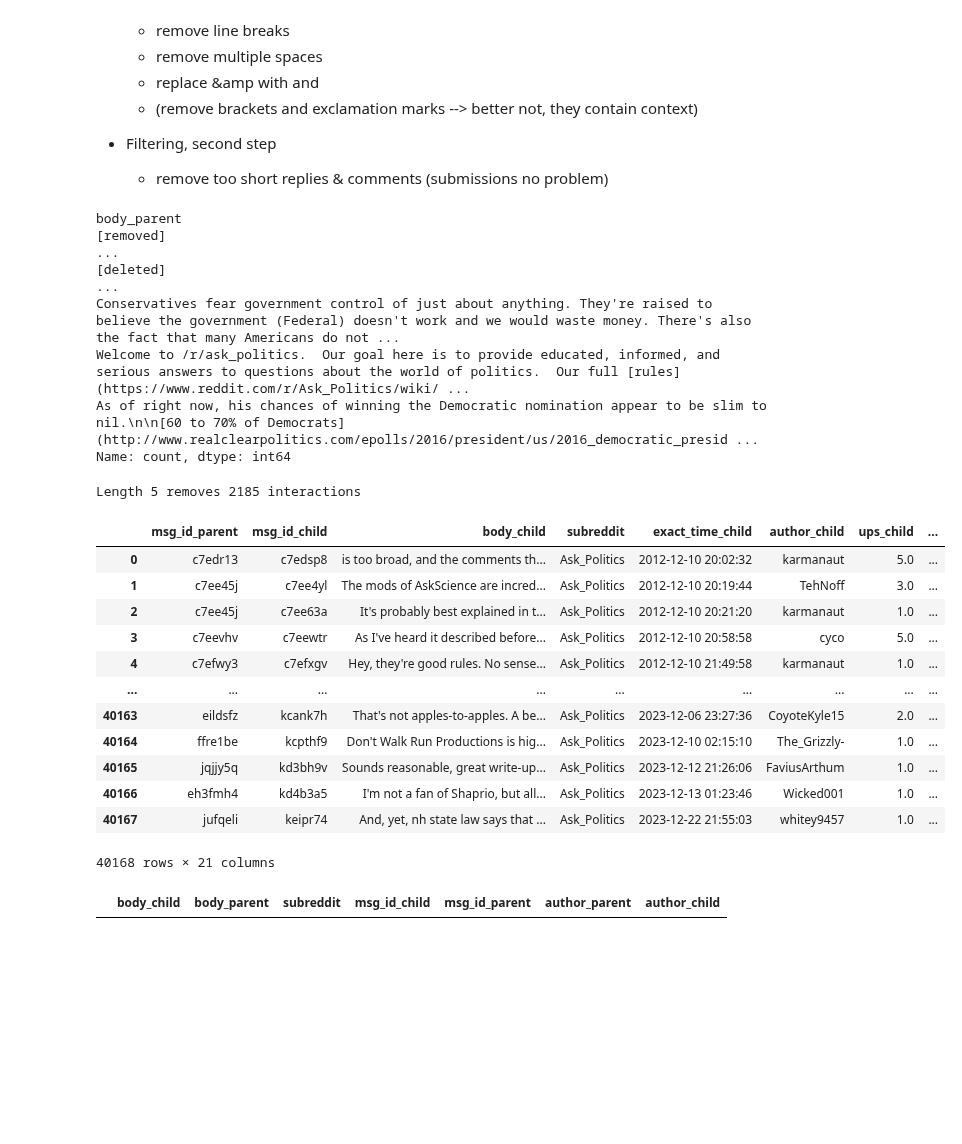
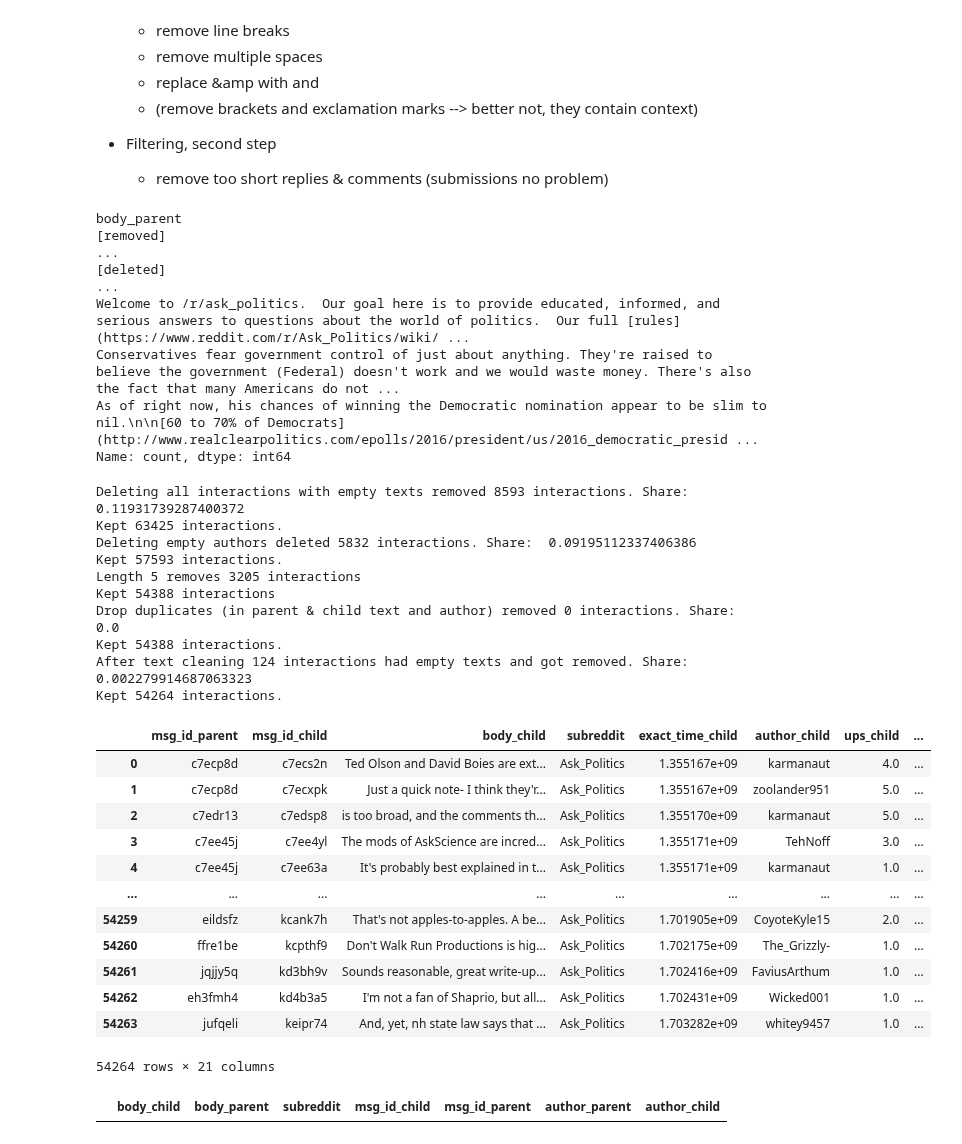
Before and after one commit to elenasolar/MasterThesis_EMI_and_Disagreement, a Jupyter notebook: code/preprocessing/Ask_Politics/Ask_Politics_pre_classification.ipynb, the cells around one changed output. Cells and saved outputs as stored; diff of their text form; code cells hidden in the pictures; blank space fills up the shorter version.

Commit message:
Ask_Politics, redo preprocess, report dropouts

```diff
--- a/code/preprocessing/Ask_Politics/Ask_Politics_pre_classification.ipynb
+++ b/code/preprocessing/Ask_Politics/Ask_Politics_pre_classification.ipynb
@@ -190,4 +226,4 @@ Difference:  37862
 # %%
-df_matched = match_reply_comment_submission(replies, relevant_comments, relevant_submissions, 'inner')
+df_matched = match_reply_comment_submission(replies, relevant_comments, relevant_submissions, 'inner', subreddit_here)
 df_matched
 # %% [output]
@@ -241,9 +273,9 @@ df = filter_subreddit(df_matched, subreddit)
 * Filtering, second step
     * remove too short replies & comments (submissions no problem)
 # %%
-df['body_child'].value_counts().head(10)
+df_matched['body_child'].value_counts().head(10)
 
-df['body_parent'].value_counts().head(5)
+df_matched['body_parent'].value_counts().head(5)
 
 #df[df['body_child'] == "Sorry, your post has been removed because your account does not currently meet the minimum required karma to post in this subreddit.\n\n\n*
 # I am a bot, and this action was performed automatically. Please [contact the moderators of this subreddit](/message/compose/?to=/r/AmericanPolitics) if you have any questions or concerns.*"]
@@ -256,28 +288,37 @@ df['body_parent'].value_counts().head(5)
 body_parent
 [removed]                                                                                                                                                                                                ...
 [deleted]                                                                                                                                                                                                ...
+Welcome to /r/ask_politics.  Our goal here is to provide educated, informed, and serious answers to questions about the world of politics.  Our full [rules](https://www.reddit.com/r/Ask_Politics/wiki/ ...
 Conservatives fear government control of just about anything. They're raised to believe the government (Federal) doesn't work and we would waste money. There's also the fact that many Americans do not ...
-Welcome to /r/ask_politics.  Our goal here is to provide educated, informed, and serious answers to questions about the world of politics.  Our full [rules](https://www.reddit.com/r/Ask_Politics/wiki/ ...
 As of right now, his chances of winning the Democratic nomination appear to be slim to nil.\n\n[60 to 70% of Democrats](http://www.realclearpolitics.com/epolls/2016/president/us/2016_democratic_presid ...
 Name: count, dtype: int64
 # %%
-df = preprocess_texts(data = df, length = 5)
+df = preprocess_texts(data = df_matched, length = 5)
 df
 # %% [output]
-Length 5 removes 2185 interactions
+Deleting all interactions with empty texts removed 8593 interactions. Share:  0.11931739287400372
+Kept 63425 interactions.
+Deleting empty authors deleted 5832 interactions. Share:  0.09195112337406386
+Kept 57593 interactions.
+Length 5 removes 3205 interactions
+Kept 54388 interactions
+Drop duplicates (in parent & child text and author) removed 0 interactions. Share:  0.0
+Kept 54388 interactions.
+After text cleaning 124 interactions had empty texts and got removed. Share:  0.002279914687063323
+Kept 54264 interactions.
 |  | msg_id_parent | msg_id_child | body_child | subreddit | exact_time_child | author_child | ups_child | ... |
-| 0 | c7edr13 | c7edsp8 | is too broad, and the comments th... | Ask_Politics | 2012-12-10 20:02:32 | karmanaut | 5.0 | ... |
-| 1 | c7ee45j | c7ee4yl | The mods of AskScience are incred... | Ask_Politics | 2012-12-10 20:19:44 | TehNoff | 3.0 | ... |
-| 2 | c7ee45j | c7ee63a | It's probably best explained in t... | Ask_Politics | 2012-12-10 20:21:20 | karmanaut | 1.0 | ... |
-| 3 | c7eevhv | c7eewtr | As I've heard it described before... | Ask_Politics | 2012-12-10 20:58:58 | cyco | 5.0 | ... |
-| 4 | c7efwy3 | c7efxgv | Hey, they're good rules. No sense... | Ask_Politics | 2012-12-10 21:49:58 | karmanaut | 1.0 | ... |
+| 0 | c7ecp8d | c7ecs2n | Ted Olson and David Boies are ext... | Ask_Politics | 1.355167e+09 | karmanaut | 4.0 | ... |
+| 1 | c7ecp8d | c7ecxpk | Just a quick note- I think they'r... | Ask_Politics | 1.355167e+09 | zoolander951 | 5.0 | ... |
+| 2 | c7edr13 | c7edsp8 | is too broad, and the comments th... | Ask_Politics | 1.355170e+09 | karmanaut | 5.0 | ... |
+| 3 | c7ee45j | c7ee4yl | The mods of AskScience are incred... | Ask_Politics | 1.355171e+09 | TehNoff | 3.0 | ... |
+| 4 | c7ee45j | c7ee63a | It's probably best explained in t... | Ask_Politics | 1.355171e+09 | karmanaut | 1.0 | ... |
 | ... | ... | ... | ... | ... | ... | ... | ... | ... |
-| 40163 | eildsfz | kcank7h | That's not apples-to-apples. A be... | Ask_Politics | 2023-12-06 23:27:36 | CoyoteKyle15 | 2.0 | ... |
-| 40164 | ffre1be | kcpthf9 | Don't Walk Run Productions is hig... | Ask_Politics | 2023-12-10 02:15:10 | The_Grizzly- | 1.0 | ... |
-| 40165 | jqjjy5q | kd3bh9v | Sounds reasonable, great write-up... | Ask_Politics | 2023-12-12 21:26:06 | FaviusArthum | 1.0 | ... |
-| 40166 | eh3fmh4 | kd4b3a5 | I'm not a fan of Shaprio, but all... | Ask_Politics | 2023-12-13 01:23:46 | Wicked001 | 1.0 | ... |
-| 40167 | jufqeli | keipr74 | And, yet, nh state law says that ... | Ask_Politics | 2023-12-22 21:55:03 | whitey9457 | 1.0 | ... |
+| 54259 | eildsfz | kcank7h | That's not apples-to-apples. A be... | Ask_Politics | 1.701905e+09 | CoyoteKyle15 | 2.0 | ... |
+| 54260 | ffre1be | kcpthf9 | Don't Walk Run Productions is hig... | Ask_Politics | 1.702175e+09 | The_Grizzly- | 1.0 | ... |
+| 54261 | jqjjy5q | kd3bh9v | Sounds reasonable, great write-up... | Ask_Politics | 1.702416e+09 | FaviusArthum | 1.0 | ... |
+| 54262 | eh3fmh4 | kd4b3a5 | I'm not a fan of Shaprio, but all... | Ask_Politics | 1.702431e+09 | Wicked001 | 1.0 | ... |
+| 54263 | jufqeli | keipr74 | And, yet, nh state law says that ... | Ask_Politics | 1.703282e+09 | whitey9457 | 1.0 | ... |
-40168 rows × 21 columns
+54264 rows × 21 columns
 # %%
 #df
 
```
Also changed, not shown: parts of 24 cells of this notebook, 1 other file.
